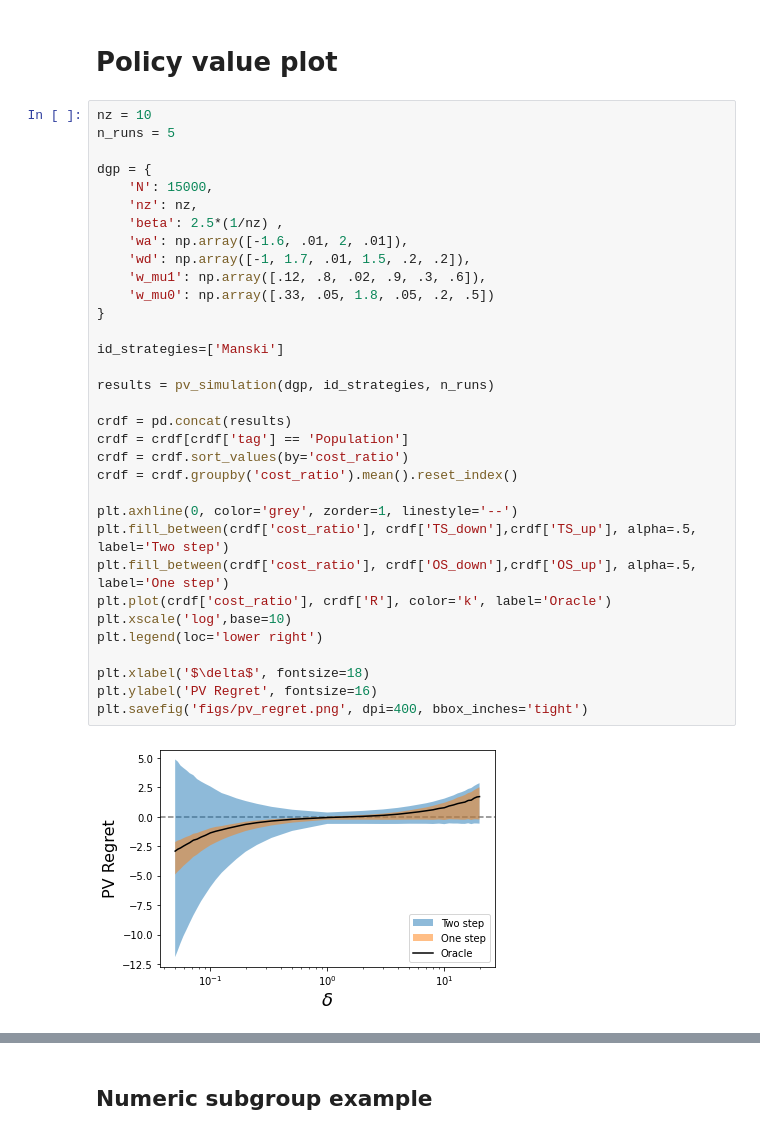
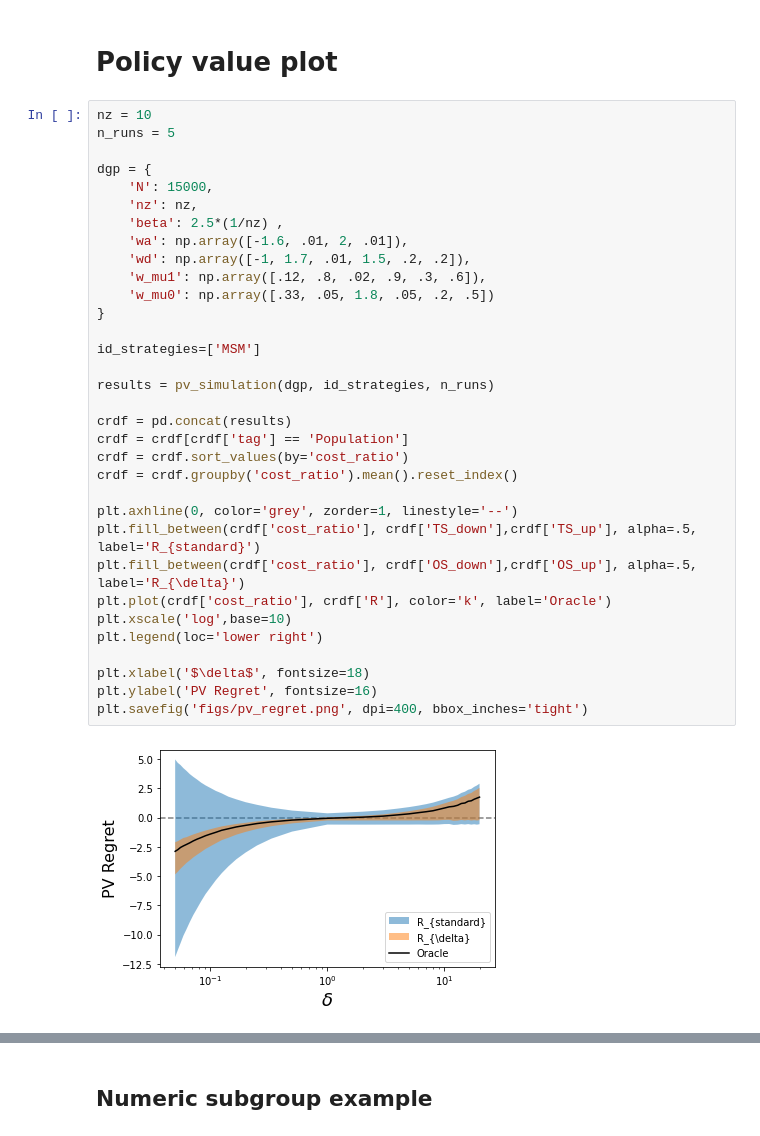
Before and after one commit to lguerdan/policy_comparison_under_confounding, a Jupyter notebook: synthetic_exps.ipynb, the cells around one changed output, grey strips where cells are left out. Cells and saved outputs as stored; diff of their text form.

```diff
--- a/synthetic_exps.ipynb
+++ b/synthetic_exps.ipynb
@@ -41,34 +169,34 @@ bound_plot(metric, regret_df, regret_runs, save=False)
 nz = 10
 n_runs = 5
 
 dgp = {
     'N': 15000,
     'nz': nz,
     'beta': 2.5*(1/nz) ,
     'wa': np.array([-1.6, .01, 2, .01]),
     'wd': np.array([-1, 1.7, .01, 1.5, .2, .2]),
     'w_mu1': np.array([.12, .8, .02, .9, .3, .6]),
     'w_mu0': np.array([.33, .05, 1.8, .05, .2, .5])
 }
 
-id_strategies=['Manski']
+id_strategies=['MSM']
 
 results = pv_simulation(dgp, id_strategies, n_runs)
 
 crdf = pd.concat(results)
 crdf = crdf[crdf['tag'] == 'Population']
 crdf = crdf.sort_values(by='cost_ratio')
 crdf = crdf.groupby('cost_ratio').mean().reset_index()
 
 plt.axhline(0, color='grey', zorder=1, linestyle='--')
-plt.fill_between(crdf['cost_ratio'], crdf['TS_down'],crdf['TS_up'], alpha=.5, label='Two step')
-plt.fill_between(crdf['cost_ratio'], crdf['OS_down'],crdf['OS_up'], alpha=.5, label='One step')
+plt.fill_between(crdf['cost_ratio'], crdf['TS_down'],crdf['TS_up'], alpha=.5, label='R_{standard}')
+plt.fill_between(crdf['cost_ratio'], crdf['OS_down'],crdf['OS_up'], alpha=.5, label='R_{\delta}')
 plt.plot(crdf['cost_ratio'], crdf['R'], color='k', label='Oracle')
 plt.xscale('log',base=10)
 plt.legend(loc='lower right')
 
 plt.xlabel('$\delta$', fontsize=18)
 plt.ylabel('PV Regret', fontsize=16)
 plt.savefig('figs/pv_regret.png', dpi=400, bbox_inches='tight')
 # %% [output]
-[figure, old version]
+[figure, new version]
```
Also changed, not shown: parts of 40 cells of this notebook, 12 other files.
